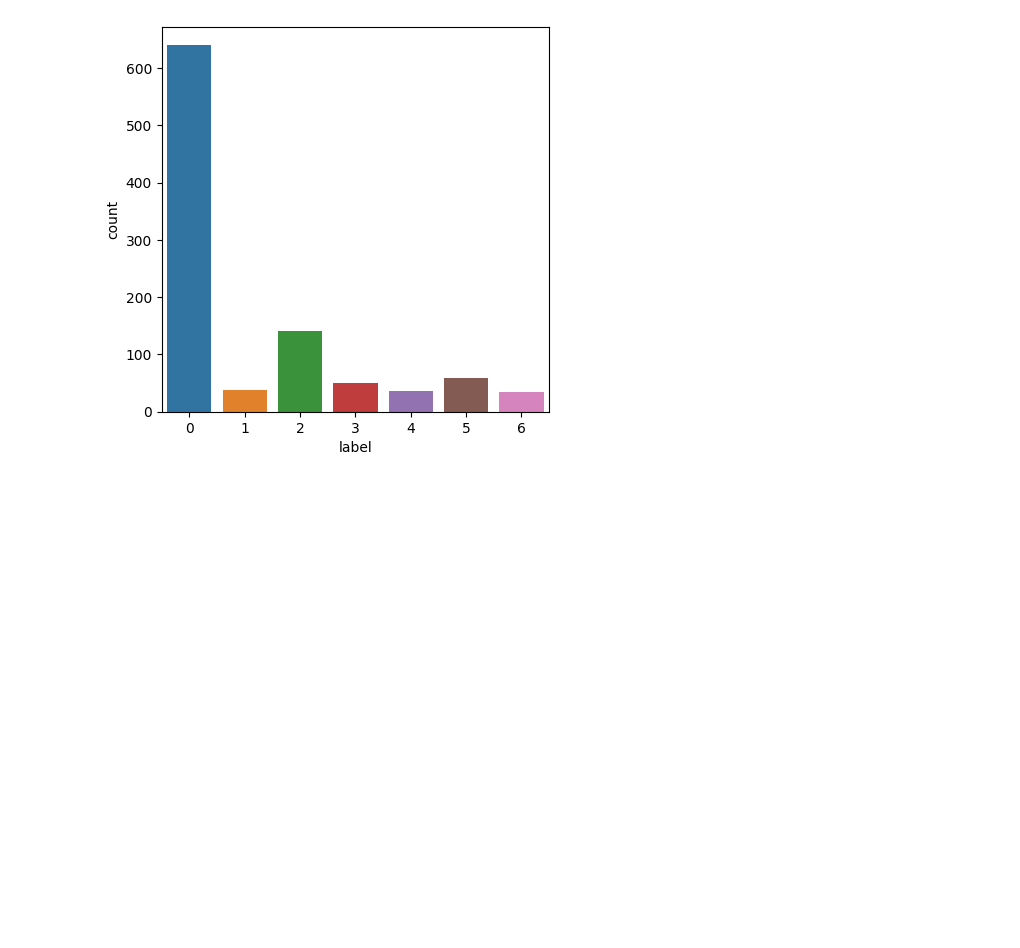
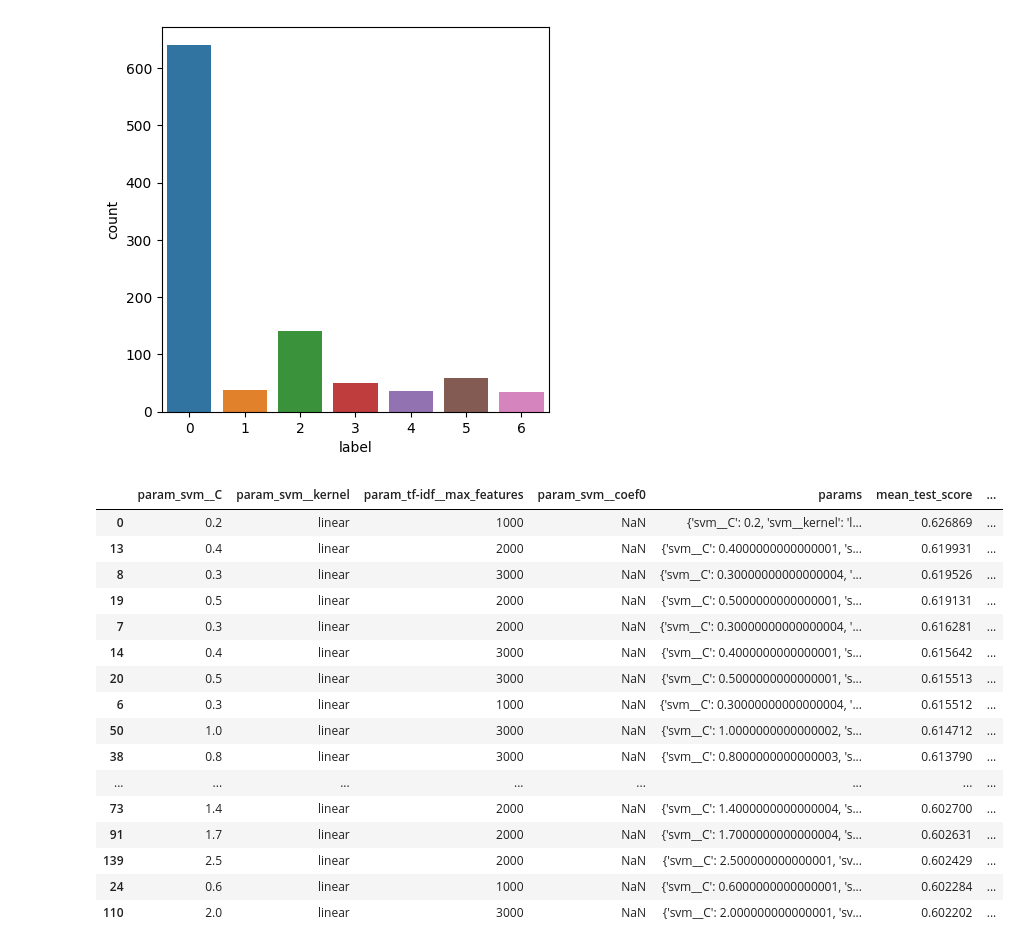
Before and after one commit to Hyuto/skripsi, a Jupyter notebook: notebook/Main Notebook.ipynb, the cells around one changed output. Cells and saved outputs as stored; diff of their text form; code cells hidden in the pictures; blank space fills up the shorter version.

```diff
--- a/notebook/Main Notebook.ipynb
+++ b/notebook/Main Notebook.ipynb
@@ -90,0 +84,56 @@ from sklearn.metrics import *
+# %%
+pipe = Pipeline(
+    [
+        ("tf-idf", TfidfVectorizer()),
+        ("svm", SVC(probability=True, class_weight="balanced", random_state=SEED)),
+    ]
+)
+
+cv = StratifiedKFold(shuffle=True, random_state=SEED)
+main_params = {
+    "tf-idf__max_features": [1000, 2000, 3000],
+    "svm__C": np.arange(0.2, 4, 0.1),
+}
+param_grid = [
+    {
+        **main_params,
+        "svm__kernel": ["linear", "rbf"]
+    },
+    {
+        **main_params,
+        "svm__coef0": np.arange(1, 1.5, 0.1), #np.arange(-0.5, 2, 0.1),
+        "svm__kernel": ["poly"],
+    },
+]
+
+# Run Grid Search approximately 2Hr
+# search = GridSearchCV(pipe, param_grid, scoring="f1_weighted", cv=cv, n_jobs=-1, verbose=1)
+# search.fit(data["cleaned"].values, data["label"].values)
+# search_df = pd.DataFrame(search.cv_results_) # result to df
+# search_df.to_csv("CV.csv", index=False)
+
+search_df = pd.read_csv(main_dir + "models/CV-log.csv") # read CV score
+(search_df
+ .sort_values(["rank_test_score", "std_test_score"])
+ .drop(["mean_fit_time", "std_fit_time", "mean_score_time", "std_score_time",
+        "split0_test_score", "split1_test_score", "split2_test_score", "split3_test_score",
+        "split4_test_score"], axis=1)
+ .head(40))
+# %% [output]
+|  | param_svm__C | param_svm__kernel | param_tf-idf__max_features | param_svm__coef0 | params | mean_test_score | ... |
+| 0 | 0.2 | linear | 1000 | NaN | {'svm__C': 0.2, 'svm__kernel': 'l... | 0.626869 | ... |
+| 13 | 0.4 | linear | 2000 | NaN | {'svm__C': 0.4000000000000001, 's... | 0.619931 | ... |
+| 8 | 0.3 | linear | 3000 | NaN | {'svm__C': 0.30000000000000004, '... | 0.619526 | ... |
+| 19 | 0.5 | linear | 2000 | NaN | {'svm__C': 0.5000000000000001, 's... | 0.619131 | ... |
+| 7 | 0.3 | linear | 2000 | NaN | {'svm__C': 0.30000000000000004, '... | 0.616281 | ... |
+| 14 | 0.4 | linear | 3000 | NaN | {'svm__C': 0.4000000000000001, 's... | 0.615642 | ... |
+| 20 | 0.5 | linear | 3000 | NaN | {'svm__C': 0.5000000000000001, 's... | 0.615513 | ... |
+| 6 | 0.3 | linear | 1000 | NaN | {'svm__C': 0.30000000000000004, '... | 0.615512 | ... |
+| 50 | 1.0 | linear | 3000 | NaN | {'svm__C': 1.0000000000000002, 's... | 0.614712 | ... |
+| 38 | 0.8 | linear | 3000 | NaN | {'svm__C': 0.8000000000000003, 's... | 0.613790 | ... |
+| ... | ... | ... | ... | ... | ... | ... | ... |
+| 73 | 1.4 | linear | 2000 | NaN | {'svm__C': 1.4000000000000004, 's... | 0.602700 | ... |
+| 91 | 1.7 | linear | 2000 | NaN | {'svm__C': 1.7000000000000004, 's... | 0.602631 | ... |
+| 139 | 2.5 | linear | 2000 | NaN | {'svm__C': 2.500000000000001, 'sv... | 0.602429 | ... |
+| 24 | 0.6 | linear | 1000 | NaN | {'svm__C': 0.6000000000000001, 's... | 0.602284 | ... |
+| 110 | 2.0 | linear | 3000 | NaN | {'svm__C': 2.000000000000001, 'sv... | 0.602202 | ... |
```
Also changed, not shown: parts of 14 cells of this notebook, 2 other files.
